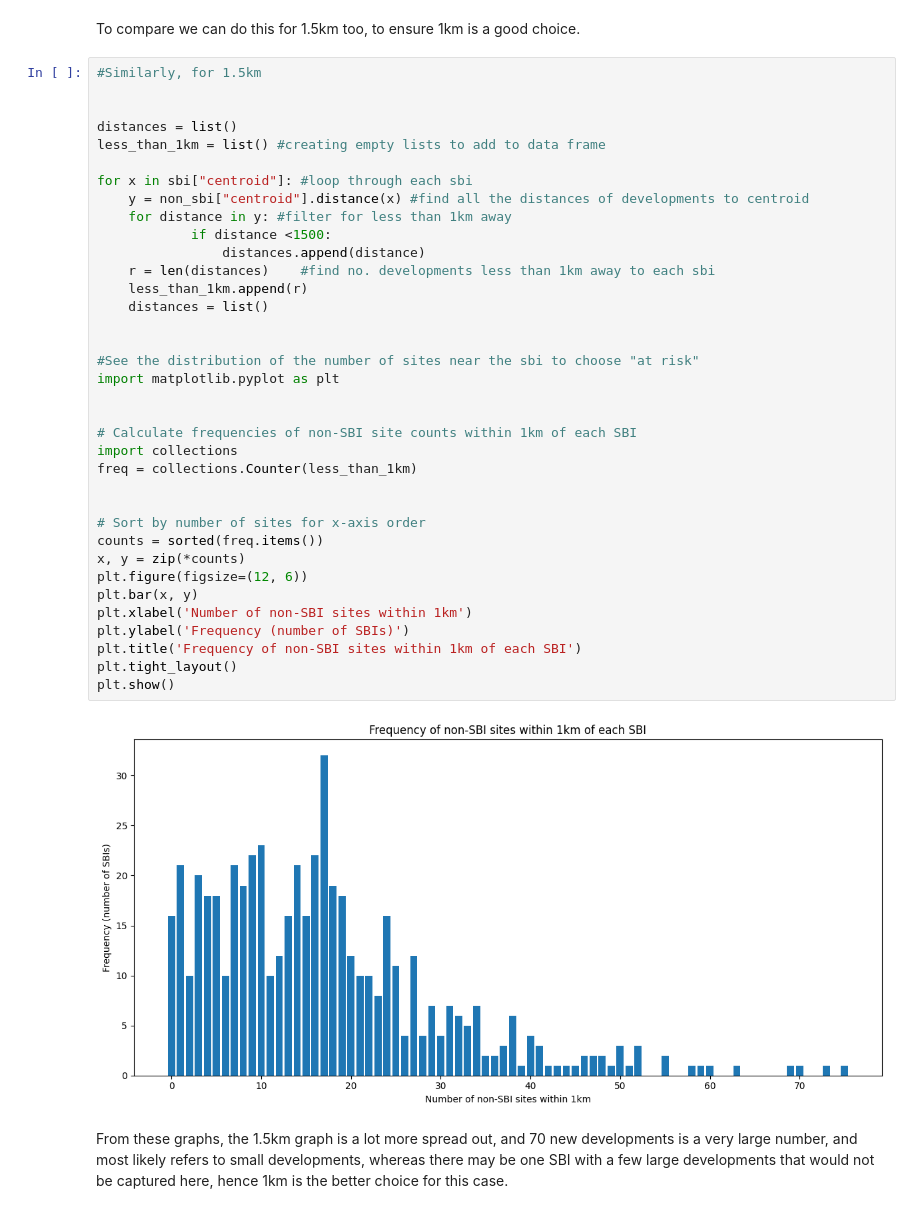
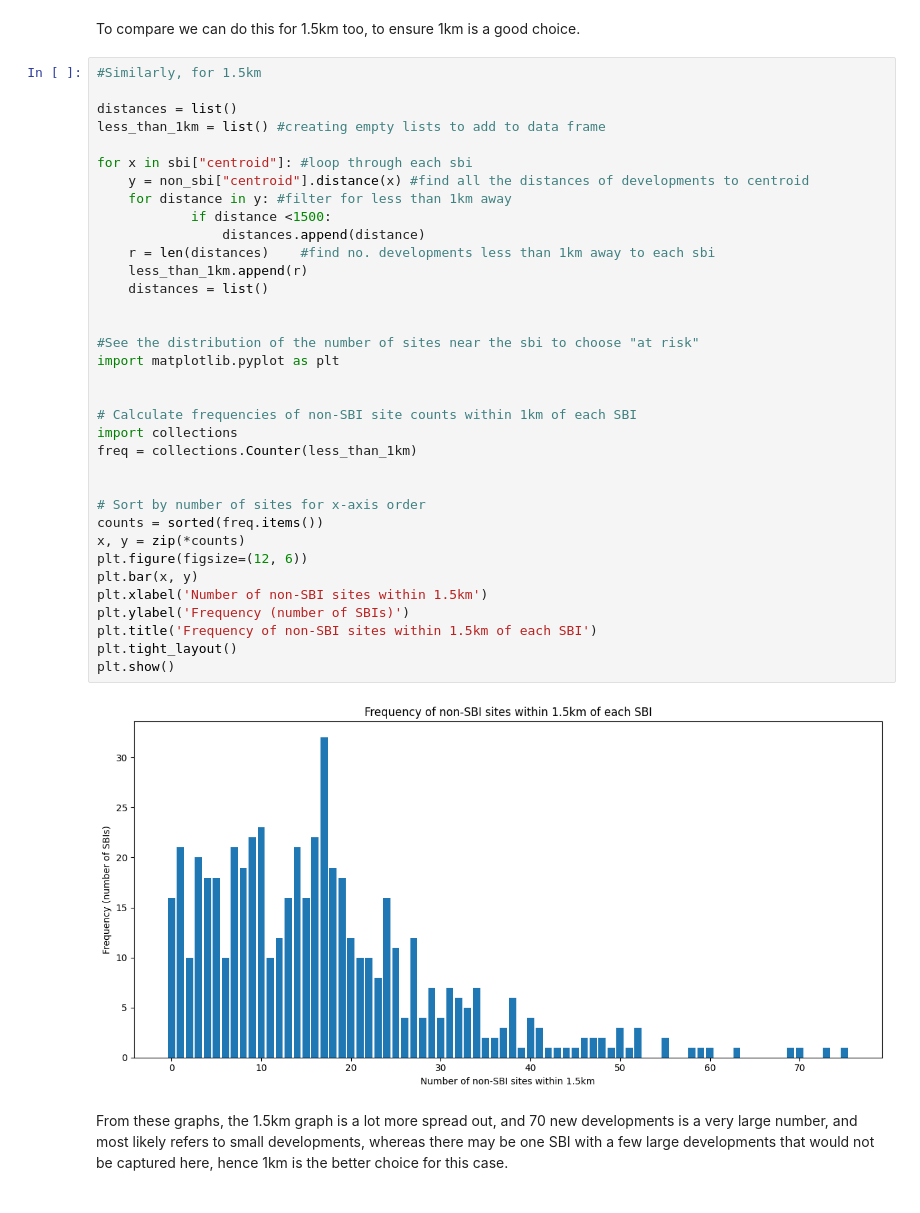
Before and after one commit to ChrisSoderberg-ONS/mss-sbi-project, a Jupyter notebook: sbi-analysis/preliminary-analysis.ipynb, the cells around one changed output. Saved outputs shown, nothing was run; the diff lists cells and outputs as text.

```diff
--- a/sbi-analysis/preliminary-analysis.ipynb
+++ b/sbi-analysis/preliminary-analysis.ipynb
@@ -147,41 +147,40 @@ plt.show()
 To compare we can do this for 1.5km too, to ensure 1km is a good choice.
 # %%
 #Similarly, for 1.5km
-
 
 distances = list()
 less_than_1km = list() #creating empty lists to add to data frame
 
 for x in sbi["centroid"]: #loop through each sbi
     y = non_sbi["centroid"].distance(x) #find all the distances of developments to centroid
     for distance in y: #filter for less than 1km away
             if distance <1500:
                 distances.append(distance)
     r = len(distances)    #find no. developments less than 1km away to each sbi
     less_than_1km.append(r)
     distances = list()
 
 
 #See the distribution of the number of sites near the sbi to choose "at risk"
 import matplotlib.pyplot as plt
 
 
 # Calculate frequencies of non-SBI site counts within 1km of each SBI
 import collections
 freq = collections.Counter(less_than_1km)
 
 
 # Sort by number of sites for x-axis order
 counts = sorted(freq.items())
 x, y = zip(*counts)
 plt.figure(figsize=(12, 6))
 plt.bar(x, y)
-plt.xlabel('Number of non-SBI sites within 1km')
+plt.xlabel('Number of non-SBI sites within 1.5km')
 plt.ylabel('Frequency (number of SBIs)')
-plt.title('Frequency of non-SBI sites within 1km of each SBI')
+plt.title('Frequency of non-SBI sites within 1.5km of each SBI')
 plt.tight_layout()
 plt.show()
 # %% [output]
-[figure, old version]
+[figure, new version]
 # %% [markdown]
 From these graphs, the 1.5km graph is a lot more spread out, and 70 new developments is a very large number, and most likely refers to small developments, whereas there may be one SBI with a few large developments that would not be captured here, hence 1km is the better choice for this case.
```
Also changed, not shown: parts of 7 cells of this notebook, 1 other file.
